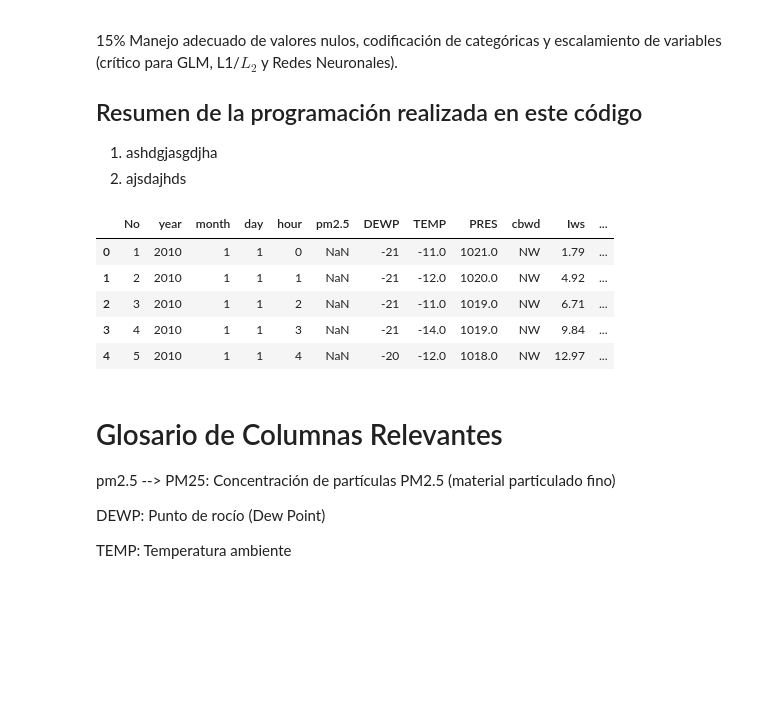
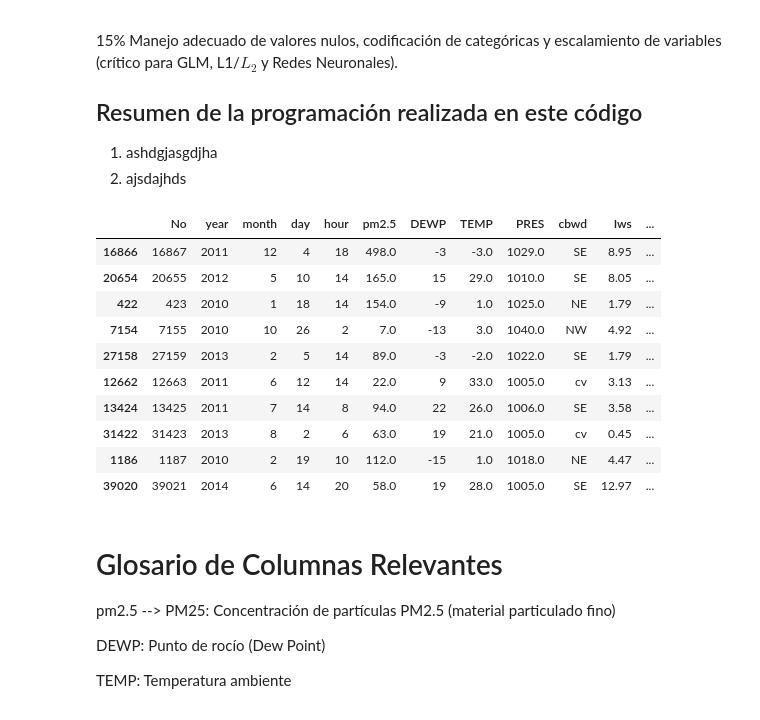
Before and after one commit to Emmanuel2211/.config, a Jupyter notebook: Entregable_Tarea_5_1_Alfaro_Cruz_Pérez_Rupit_Medea.ipynb, the cells around one changed output. Cells and saved outputs as stored; diff of their text form; code cells hidden in the pictures; blank space fills up the shorter version.

```diff
--- a/Entregable_Tarea_5_1_Alfaro_Cruz_Pérez_Rupit_Medea.ipynb
+++ b/Entregable_Tarea_5_1_Alfaro_Cruz_Pérez_Rupit_Medea.ipynb
@@ -18,19 +18,22 @@ import matplotlib.pyplot as plt  # Gráficas
 import seaborn as sns  # Gráficas más avanzadas
 # %%
 # Importar la información
-df = pd.read_csv("PRSA_data_2010.1.1-2014.12.31.csv")
-
-for int i
+df = pd.read_csv("sample_data/PRSA_data_2010.1.1-2014.12.31.csv")
 # %%
 # Mostrar las primeras 5 filas
-df.head()
+df.sample(10)
 # %% [output]
 |  | No | year | month | day | hour | pm2.5 | DEWP | TEMP | PRES | cbwd | Iws | ... |
-| 0 | 1 | 2010 | 1 | 1 | 0 | NaN | -21 | -11.0 | 1021.0 | NW | 1.79 | ... |
-| 1 | 2 | 2010 | 1 | 1 | 1 | NaN | -21 | -12.0 | 1020.0 | NW | 4.92 | ... |
-| 2 | 3 | 2010 | 1 | 1 | 2 | NaN | -21 | -11.0 | 1019.0 | NW | 6.71 | ... |
-| 3 | 4 | 2010 | 1 | 1 | 3 | NaN | -21 | -14.0 | 1019.0 | NW | 9.84 | ... |
-| 4 | 5 | 2010 | 1 | 1 | 4 | NaN | -20 | -12.0 | 1018.0 | NW | 12.97 | ... |
+| 16866 | 16867 | 2011 | 12 | 4 | 18 | 498.0 | -3 | -3.0 | 1029.0 | SE | 8.95 | ... |
+| 20654 | 20655 | 2012 | 5 | 10 | 14 | 165.0 | 15 | 29.0 | 1010.0 | SE | 8.05 | ... |
+| 422 | 423 | 2010 | 1 | 18 | 14 | 154.0 | -9 | 1.0 | 1025.0 | NE | 1.79 | ... |
+| 7154 | 7155 | 2010 | 10 | 26 | 2 | 7.0 | -13 | 3.0 | 1040.0 | NW | 4.92 | ... |
+| 27158 | 27159 | 2013 | 2 | 5 | 14 | 89.0 | -3 | -2.0 | 1022.0 | SE | 1.79 | ... |
+| 12662 | 12663 | 2011 | 6 | 12 | 14 | 22.0 | 9 | 33.0 | 1005.0 | cv | 3.13 | ... |
+| 13424 | 13425 | 2011 | 7 | 14 | 8 | 94.0 | 22 | 26.0 | 1006.0 | SE | 3.58 | ... |
+| 31422 | 31423 | 2013 | 8 | 2 | 6 | 63.0 | 19 | 21.0 | 1005.0 | cv | 0.45 | ... |
+| 1186 | 1187 | 2010 | 2 | 19 | 10 | 112.0 | -15 | 1.0 | 1018.0 | NE | 4.47 | ... |
+| 39020 | 39021 | 2014 | 6 | 14 | 20 | 58.0 | 19 | 28.0 | 1005.0 | SE | 12.97 | ... |
 # %% [markdown]
 # Glosario de Columnas Relevantes
 
```
Also changed, not shown: parts of 14 cells of this notebook.
